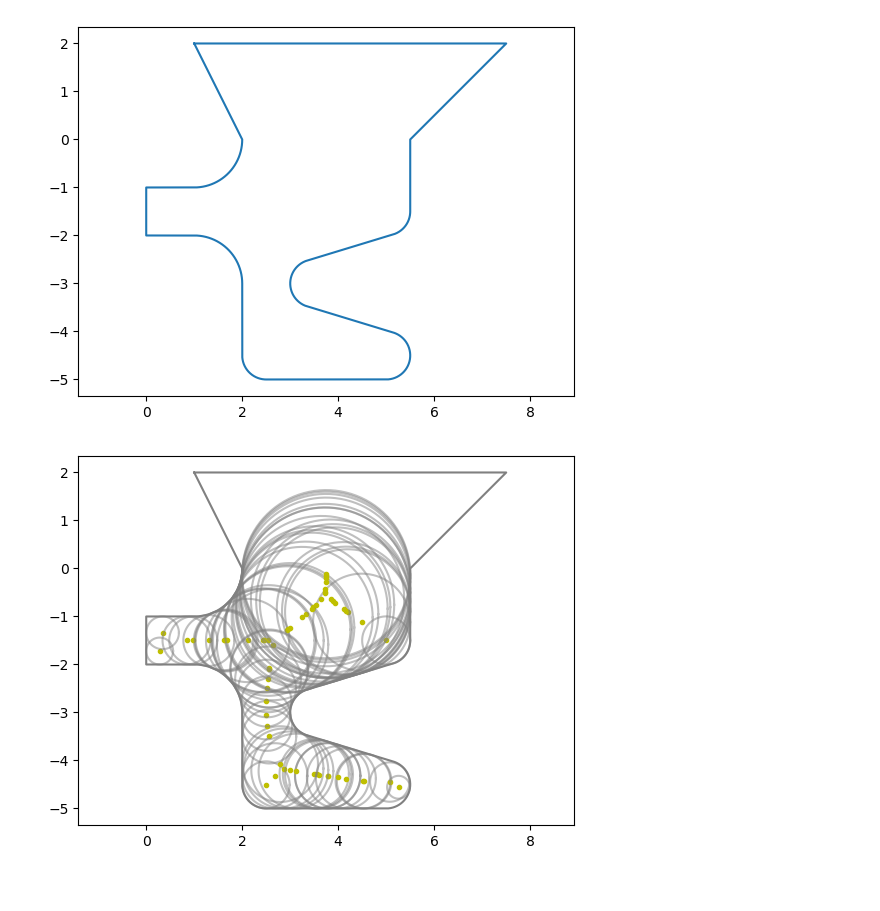
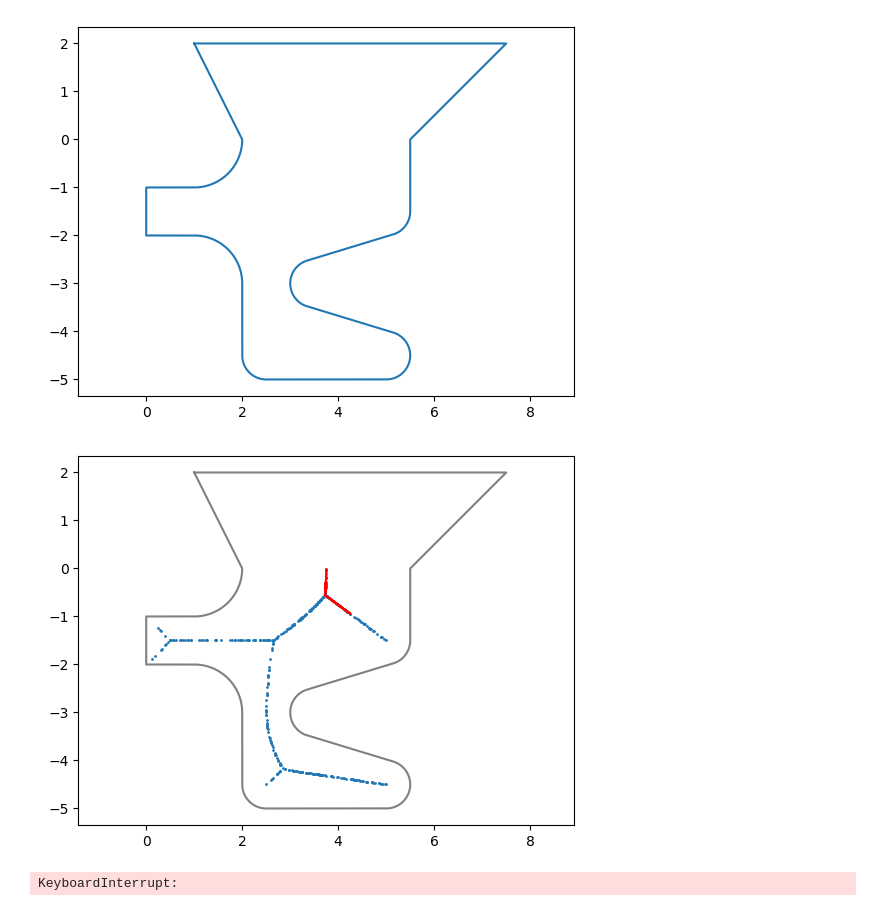
Before and after one commit to OF15-15/cweek25-magma, a Jupyter notebook: gruppe-sechs.ipynb, the cells around one changed output. Cells and saved outputs as stored; diff of their text form; code cells hidden in the pictures.

```diff
--- a/gruppe-sechs.ipynb
+++ b/gruppe-sechs.ipynb
@@ -45,11 +45,14 @@ l1x, l1y, l2x, l2y = poly_lines[:, 0], poly_lines[:, 1], poly_lines[:, 2], poly_
 EPS = 1e-9
 EPS_BOX = np.array(((0, 0), (0, EPS), (EPS, 0), (0, -EPS), (-EPS, 0)))
 # %%
-def point_grid(poly, step=0.01):
+def point_grid(poly, step=0.01, zero_level=True):
     """Generate a grid and return all coords in array of 2-tuples with step between points"""
     # all x-/ y-values
+    top = 0
+    if not zero_level:
+        top =  poly[:, 1].max()
     x_vals = np.arange(poly[:, 0].min() - 2 * step, poly[:, 0].max() + 2 * step, step)  # np.arange(0, 10.0001, 0.1)
-    y_vals = np.arange(poly[:, 1].min() - 2 * step, poly[:, 1].max() + 2 * step, step)
+    y_vals = np.arange(poly[:, 1].min() - 2 * step, top + 2 * step, step)
 
     # Create 2D grid
     X, Y = np.meshgrid(x_vals, y_vals)  # both shape (101, 101)
@@ -64,7 +67,7 @@ def inside_points(poly, flat_grid=None):
     # create a new grid if undefined
     if flat_grid is None:
         flat_grid = point_grid(poly)
-    # use mpath to check if a point (including it's closest surrounding)
+    # use mpath to check if a point (including its closest surrounding)
     # is inside the polygon and mask the grid with the result
     mpath_poly = mpath.Path(poly)
     bools = np.ones_like(flat_grid[:, 0], dtype=bool)
@@ -242,6 +252,54 @@ def plot_steps(x, y, show=True, fpath='polyplot'):
         plot_single_step(poly, x, y, u, v, o, p, m, n, 'fg', f, g, savefig=f"{fpath}-{plot_count+1:02}.png", show=show)
         plot_count = plot_count + 2
 # %%
-plot_points(poly, 100, random=False)
+points = get_heuver_points(500, l1x, l1y, l2x, l2y)
-# %% [output]
-[figure, removed]
+# %%
+cur = np.argmax(points[:, 1])
+not_in_use = np.zeros(points.shape[0], dtype=int)
+order = np.zeros(points.shape[0], dtype=int)
+i = 0
+closest_point_diff_path = None
+#"""
+while True:
+    while True:
+        order[i] = cur
+        not_in_use[cur] = 1
+        dists = (points[cur, 0]-points[:, 0])**2 + (points[cur, 1]-points[:, 1])**2
+        next = np.argmin(dists + not_in_use*10)
+        if dists[next] >= 0.01: break
+        cur = next
+        i += 1
+    plt.plot(points[not_in_use>=.5, 0], points[not_in_use>=.5, 1], color='red')
+    plot_points(poly, points, circles=False)
+    plt.show()
+    for pt in np.arange(points.shape[0]):
+        if not_in_use[pt]==1: continue
+        dists = (points[pt, 0]- points[:, 0])**2 + (points[pt, 1]-points[:, 1])**2
+        closest = np.argmin(dists + not_in_use*10)
+        # no non-chosen point near enough
+        if dists[closest] >= 0.01: continue
+        # first time a non-chosen point is near enough
+        # save that point
+        if closest_point_diff_path is None:
+            closest_point_diff_path = closest
+            continue
+        # if this is nearer, save it, otherwise continue
+        if (points[closest_point_diff_path, 0]-points[pt, 0])**2 + (points[closest_point_diff_path, 1]-points[pt, 1])**2 < dists[closest]:
+            closest_point_diff_path = closest
+    if closest_point_diff_path is None: break
+    cur = closest_point_diff_path
+    closest_point_diff_path = None
+    """
+
+while True:
+    order[i] = cur
+    not_in_use[cur] = 1
+    dists = (points[cur, 0]-points[:, 0])**2 + (points[cur, 1]-points[:, 1])**2
+    next = np.argmin(dists + not_in_use*10)
+    if dists[next] >= 0.01: break
+    cur = next
+    i += 1
+    """
+# %% [output]
+[figure, added]
+KeyboardInterrupt:
```
Also changed, not shown: parts of 5 cells of this notebook.
